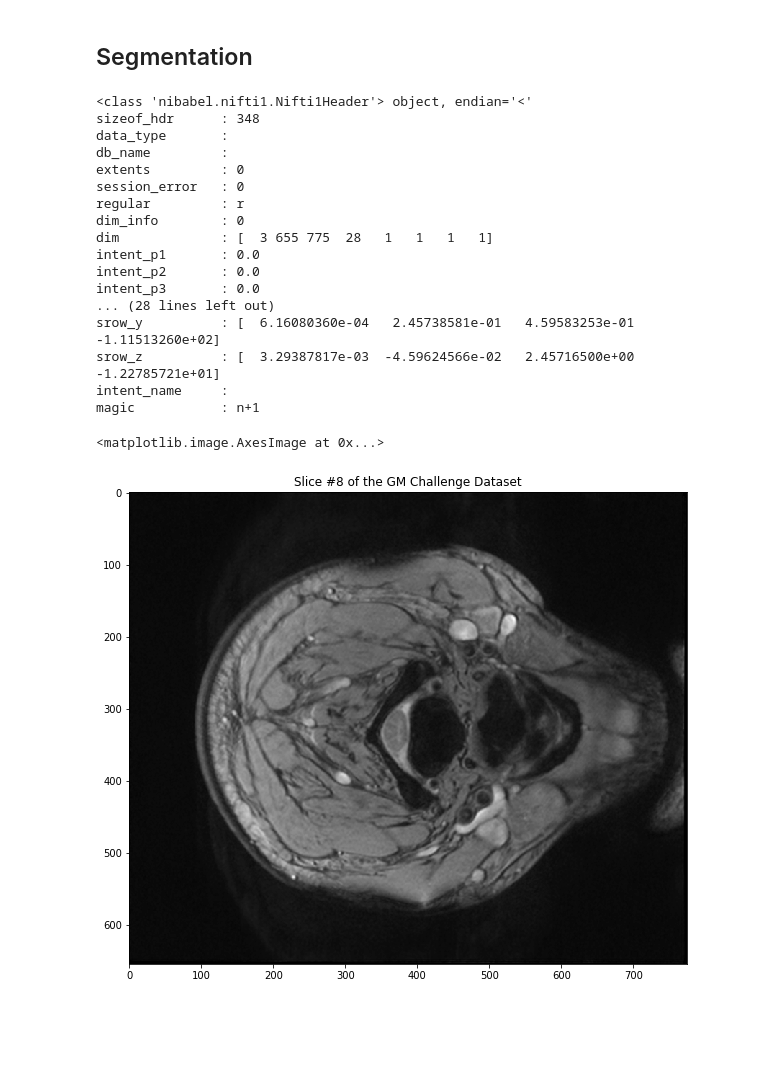
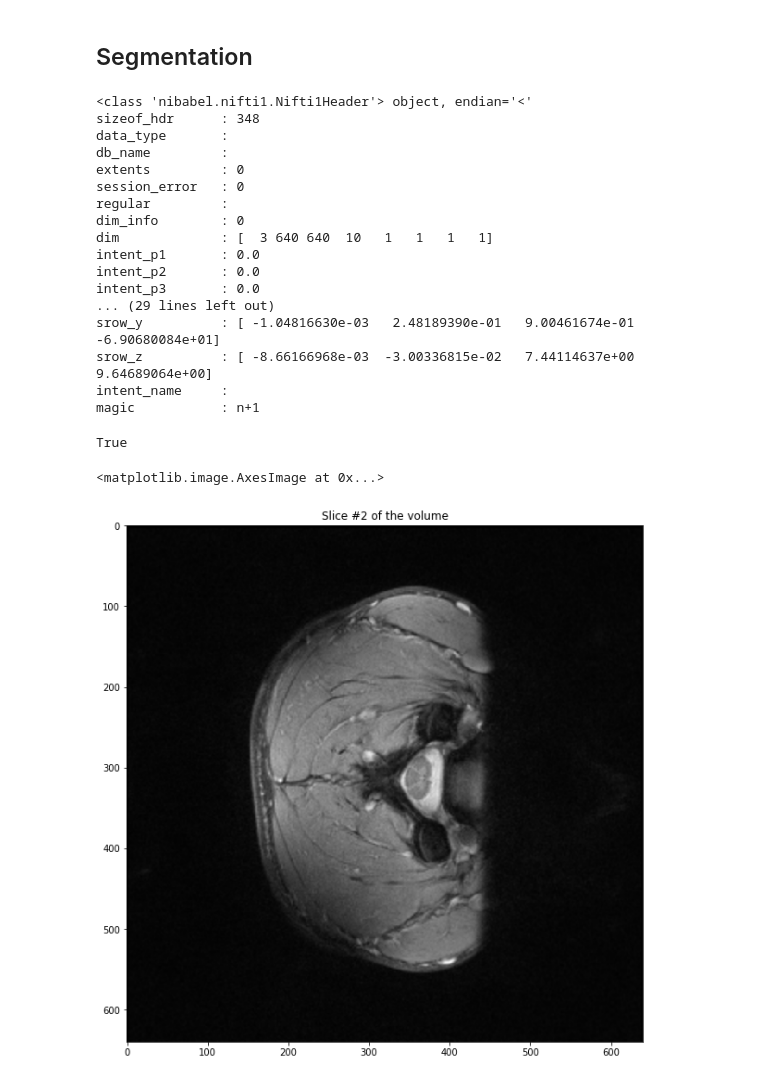
Before and after one commit to neuropoly/gmseg, a Jupyter notebook: notebooks/challenge-opensource-model.ipynb, the cells around one changed output. Saved outputs shown, nothing was run; the diff lists cells and outputs as text; code cells hidden in the pictures; blank space fills up the shorter version.

Commit message:
Adding sample data and adapting the notebook.

```diff
--- a/notebooks/challenge-opensource-model.ipynb
+++ b/notebooks/challenge-opensource-model.ipynb
@@ -290,3 +303,6 @@ nihandle = nib.load(volume_path)
+# %%
+volume_path = "../sample_data/t2s_resampled.nii.gz"
+nihandle = nib.load(volume_path)
 # %%
 print nihandle.header
 # %% [output]
@@ -296,24 +312,29 @@ data_type       :
 db_name         :
 extents         : 0
 session_error   : 0
-regular         : r
+regular         :
 dim_info        : 0
-dim             : [  3 655 775  28   1   1   1   1]
+dim             : [  3 640 640  10   1   1   1   1]
 intent_p1       : 0.0
 intent_p2       : 0.0
 intent_p3       : 0.0
-... (28 lines left out)
-srow_y          : [  6.16080360e-04   2.45738581e-01   4.59583253e-01  -1.11513260e+02]
-srow_z          : [  3.29387817e-03  -4.59624566e-02   2.45716500e+00  -1.22785721e+01]
+... (29 lines left out)
+srow_y          : [ -1.04816630e-03   2.48189390e-01   9.00461674e-01  -6.90680084e+01]
+srow_z          : [ -8.66166968e-03  -3.00336815e-02   7.44114637e+00   9.64689064e+00]
 intent_name     :
 magic           : n+1
+# %%
+# Check if the resolution of the volume is 0.25mm x 0.25mm
+np.allclose(nihandle.header["pixdim"][1:3], [0.25, 0.25])
+# %% [output]
+True
 # %%
 nidata = nihandle.get_data()
-nidata = nidata[..., 8] # Slice 8
+original_slice = nidata[..., 2] # Slice 2
 # %%
-plt.title("Slice #8 of the GM Challenge Dataset")
-plt.imshow(nidata, cmap="gray")
+plt.title("Slice #2 of the volume")
+plt.imshow(original_slice, cmap="gray")
 # %% [output]
 <matplotlib.image.AxesImage at 0x...>
-[figure, old version]
+[figure, new version]
 # %%
```
Also changed, not shown: parts of 16 cells of this notebook, 1 other file.
